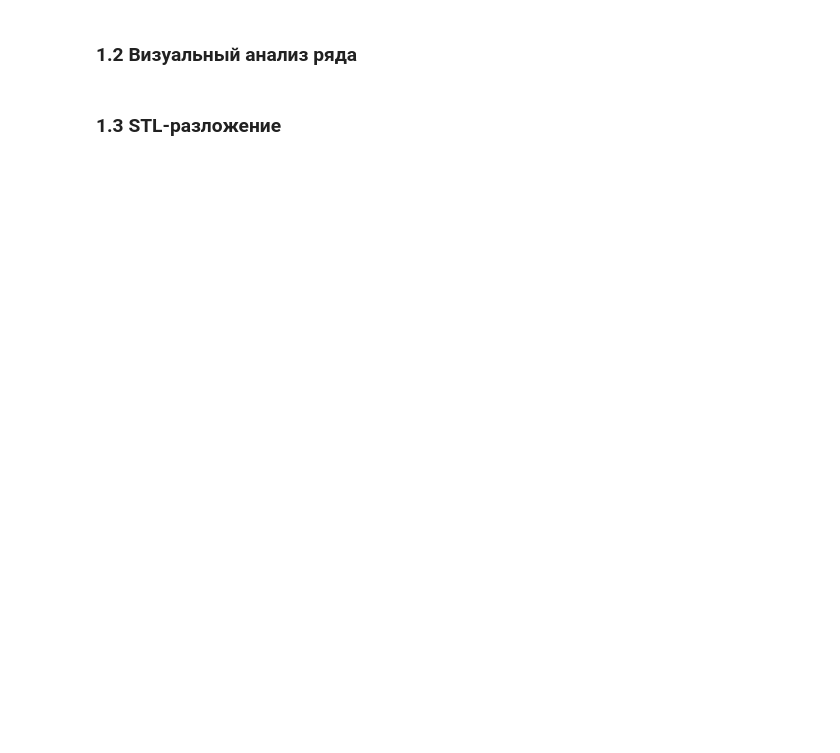
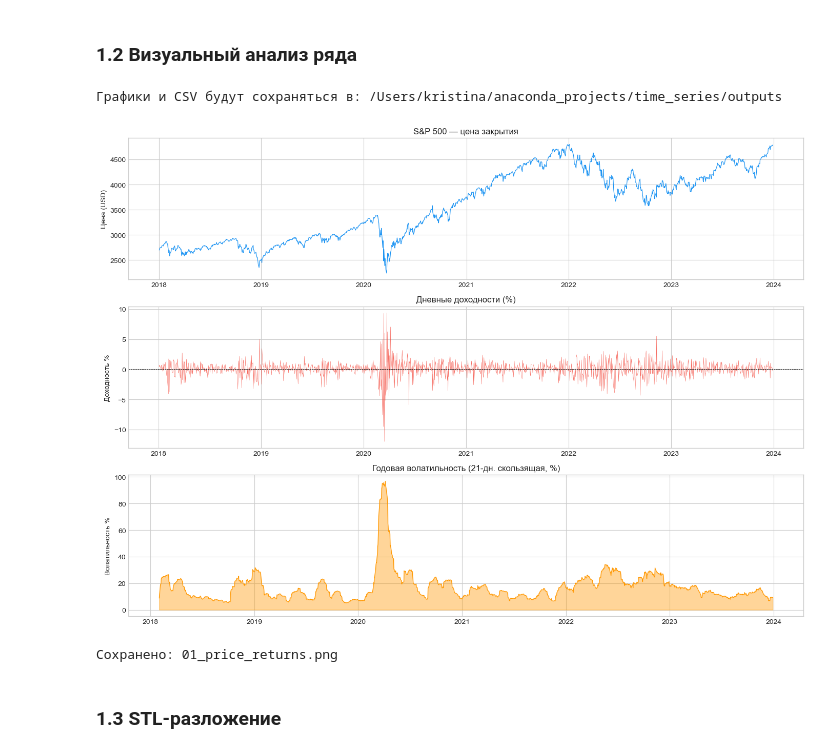
Before and after one commit to CubaCuba1/SP500-TimeSeriesAnalysis, a Jupyter notebook: notebooks/sp500_ts_analysis.ipynb, the cells around one changed output. Drawn from its saved outputs; the diff is of its cells as text; code cells hidden in the pictures; blank space fills up the shorter version.

```diff
--- a/notebooks/sp500_ts_analysis.ipynb
+++ b/notebooks/sp500_ts_analysis.ipynb
@@ -62,35 +121,52 @@ sf_df.head(3)
 # %% [markdown]
 ### 1.2 Визуальный анализ ряда
 # %%
+COLORS = ['#2196F3','#F44336','#4CAF50','#FF9800','#9C27B0','#795548','#00BCD4']
+
+from pathlib import Path
+
+# Сохраняем всё рядом с ноутбуком, в папку outputs/
+OUTPUTS_DIR = Path().resolve() / 'outputs'
+DATA_DIR    = Path().resolve() / 'data'
+
+OUTPUTS_DIR.mkdir(exist_ok=True)
+DATA_DIR.mkdir(exist_ok=True)
+
+print(f"Графики и CSV будут сохраняться в: {OUTPUTS_DIR}")
+
 y = sf_df.set_index('ds')['y']
 
 fig, axes = plt.subplots(3, 1, figsize=(14, 10))
 
 # 1. Цены
 axes[0].plot(y.index, y.values, color=COLORS[0], lw=0.9)
 axes[0].set_title('S&P 500 — цена закрытия', fontsize=12)
 axes[0].set_ylabel('Цена (USD)')
 
 # 2. Дневные доходности
 ret = y.pct_change()
 axes[1].plot(ret.index, ret*100, color=COLORS[1], lw=0.4, alpha=0.8)
 axes[1].axhline(0, color='black', lw=0.6, ls='--')
 axes[1].set_title('Дневные доходности (%)', fontsize=12)
 axes[1].set_ylabel('Доходность %')
 
 # 3. Скользящая волатильность (21 день, годовая)
 vol = ret.rolling(21).std() * np.sqrt(252) * 100
 axes[2].fill_between(vol.index, vol.values, alpha=0.4, color=COLORS[3])
 axes[2].plot(vol.index, vol.values, color=COLORS[3], lw=0.8)
 axes[2].set_title('Годовая волатильность (21-дн. скользящая, %)', fontsize=12)
 axes[2].set_ylabel('Волатильность %')
 
 for ax in axes:
     ax.xaxis.set_major_formatter(mdates.DateFormatter('%Y'))
 plt.tight_layout()
-plt.savefig('../outputs/01_price_returns.png', dpi=150, bbox_inches='tight')
+plt.savefig(OUTPUTS_DIR / '01_price_returns.png', dpi=150, bbox_inches='tight')
 plt.show()
 print("Сохранено: 01_price_returns.png")
+# %% [output]
+Графики и CSV будут сохраняться в: /Users/kristina/anaconda_projects/time_series/outputs
+[figure, added]
+Сохранено: 01_price_returns.png
 # %% [markdown]
 ### 1.3 STL-разложение
 # %%
```
Also changed, not shown: parts of 28 cells of this notebook.
